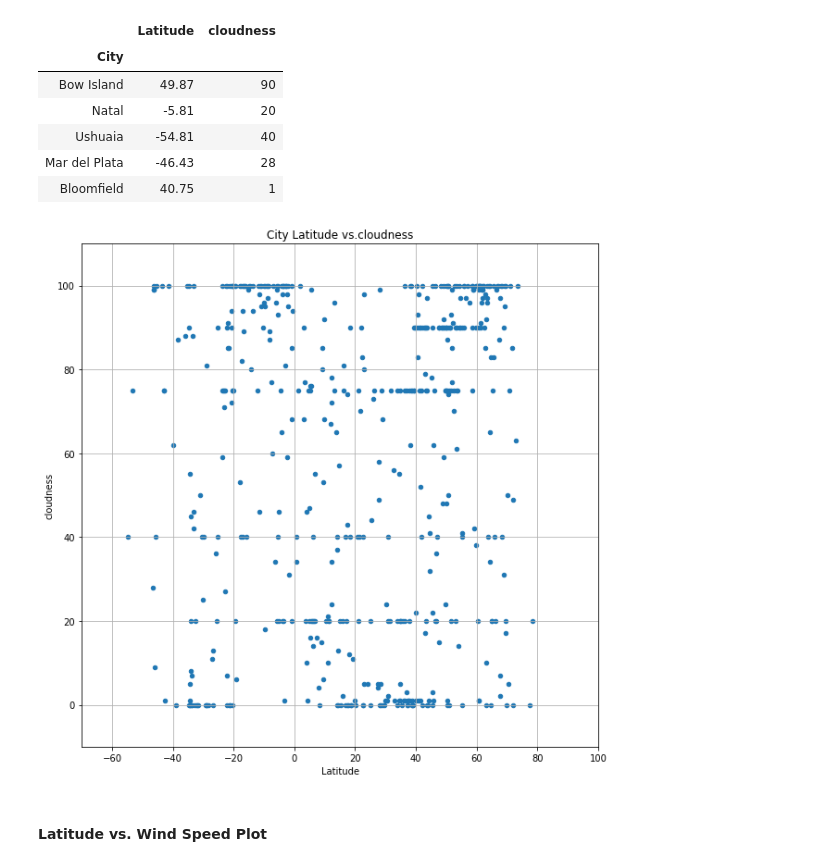
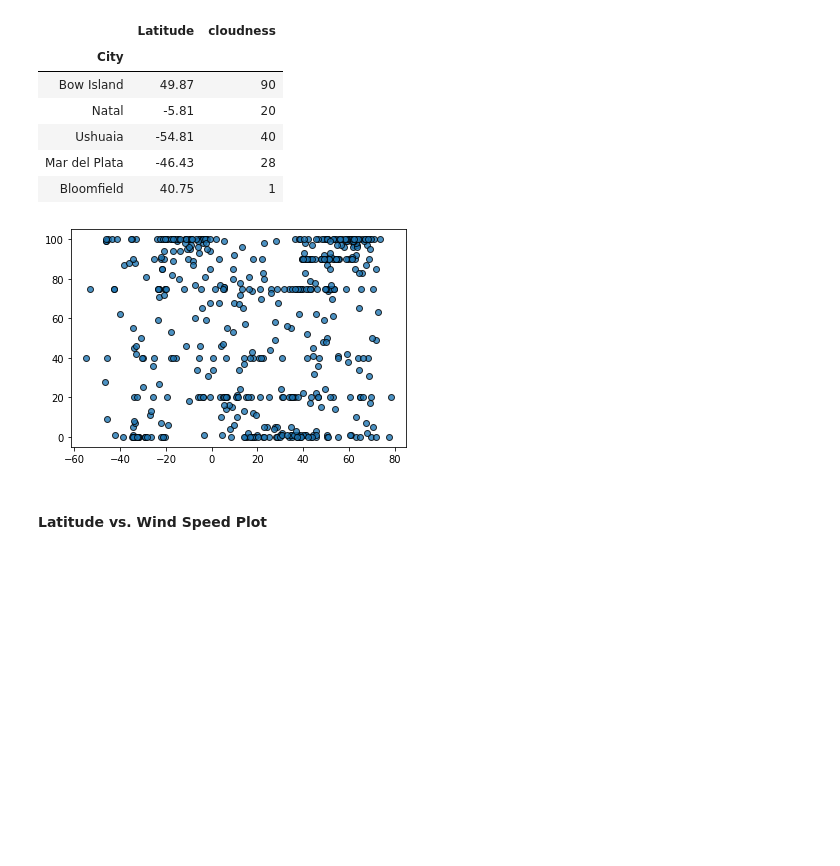
Before and after one commit to janetnamulondo/python_api_challenge, a Jupyter notebook: 02-Homework_06-Python-APIs_Instructions_starter_code_WeatherPy.ipynb, the cells around one changed output. Cells and saved outputs as stored; diff of their text form; code cells hidden in the pictures; blank space fills up the shorter version.

```diff
--- a/02-Homework_06-Python-APIs_Instructions_starter_code_WeatherPy.ipynb
+++ b/02-Homework_06-Python-APIs_Instructions_starter_code_WeatherPy.ipynb
@@ -277,9 +277,12 @@ latitude_cloudness.head()
 # %%
 #set x and y limitis
 
 # Create a scatter plot which compares MPG to horsepower
-latitude_cloudness.plot(kind="scatter",  x="Latitude", y="cloudness", grid=True, figsize=(10,10),
-              ylim=(-10, 110), xlim=(-70, 100), title="City Latitude vs.cloudness")
+#latitude_cloudness.plot(kind="scatter",  x="Latitude", y="cloudness", grid=True, figsize=(10,10),
+              #ylim=(-10, 110), xlim=(-70, 100), title="City Latitude vs.cloudness")
+plt.scatter(latitude_cloudness["Latitude"],latitude_cloudness["cloudness"], edgecolor="black", linewidths=1, marker="o",
+            alpha=0.8, label="Cities")
+plt.savefig("Images/latitude_cloudness.png")
 plt.show()
 # %% [output]
-[figure, old version]
+[figure, new version]
```
Also changed, not shown: parts of 11 cells of this notebook, 4 other files.
